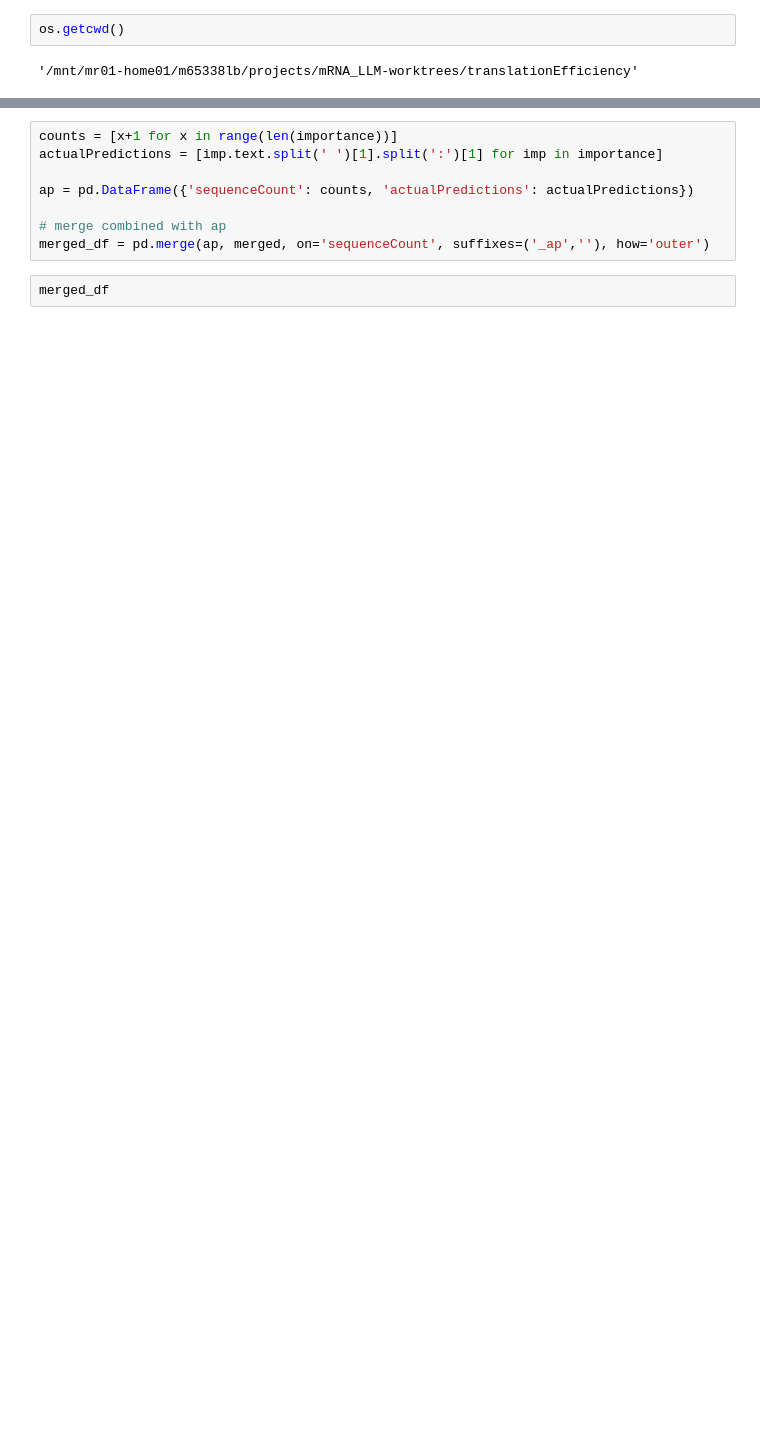
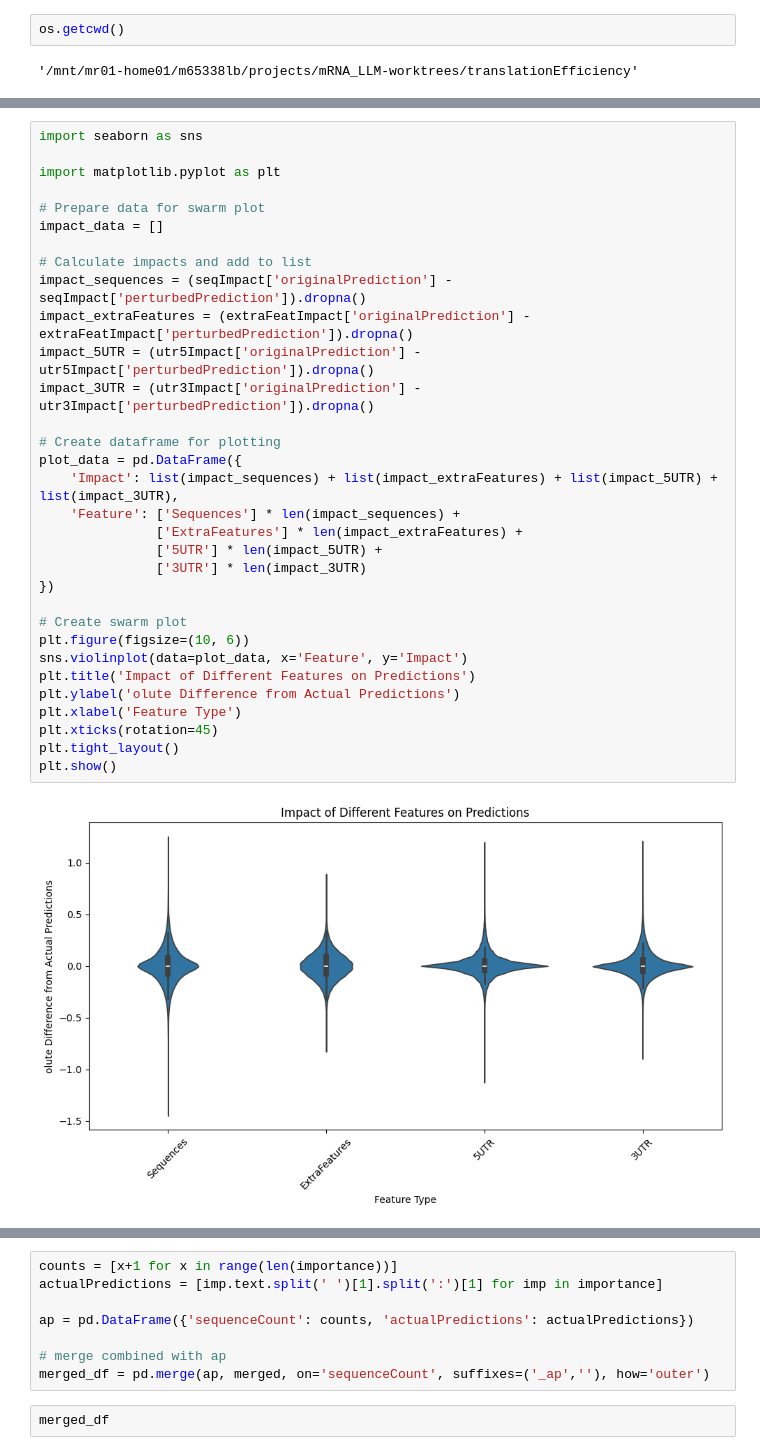
Before and after one commit to ManchesterBioinference/mRNA_LLM, a Jupyter notebook: notebooks/explorativeJupyterNotebooks/sanityCheck_visualize.ipynb, the cells around one changed output, grey strips where cells are left out. Saved outputs shown, nothing was run; the diff lists cells and outputs as text; blank space fills up the shorter version.

```diff
--- a/notebooks/explorativeJupyterNotebooks/sanityCheck_visualize.ipynb
+++ b/notebooks/explorativeJupyterNotebooks/sanityCheck_visualize.ipynb
@@ -21,0 +130,34 @@ merged = pd.merge(merged, utr3, on='sequenceCount', suffixes=('', '_utr3'), how=
+# %%
+import seaborn as sns
+
+import matplotlib.pyplot as plt
+
+# Prepare data for swarm plot
+impact_data = []
+
+# Calculate impacts and add to list
+impact_sequences = (seqImpact['originalPrediction'] - seqImpact['perturbedPrediction']).dropna()
+impact_extraFeatures = (extraFeatImpact['originalPrediction'] - extraFeatImpact['perturbedPrediction']).dropna()
+impact_5UTR = (utr5Impact['originalPrediction'] - utr5Impact['perturbedPrediction']).dropna()
+impact_3UTR = (utr3Impact['originalPrediction'] - utr3Impact['perturbedPrediction']).dropna()
+
+# Create dataframe for plotting
+plot_data = pd.DataFrame({
+    'Impact': list(impact_sequences) + list(impact_extraFeatures) + list(impact_5UTR) + list(impact_3UTR),
+    'Feature': ['Sequences'] * len(impact_sequences) +
+               ['ExtraFeatures'] * len(impact_extraFeatures) +
+               ['5UTR'] * len(impact_5UTR) +
+               ['3UTR'] * len(impact_3UTR)
+})
+
+# Create swarm plot
+plt.figure(figsize=(10, 6))
+sns.violinplot(data=plot_data, x='Feature', y='Impact')
+plt.title('Impact of Different Features on Predictions')
+plt.ylabel('olute Difference from Actual Predictions')
+plt.xlabel('Feature Type')
+plt.xticks(rotation=45)
+plt.tight_layout()
+plt.show()
+# %% [output]
+[figure, added]
```
Also changed, not shown: parts of 21 cells of this notebook, 12 other files.
